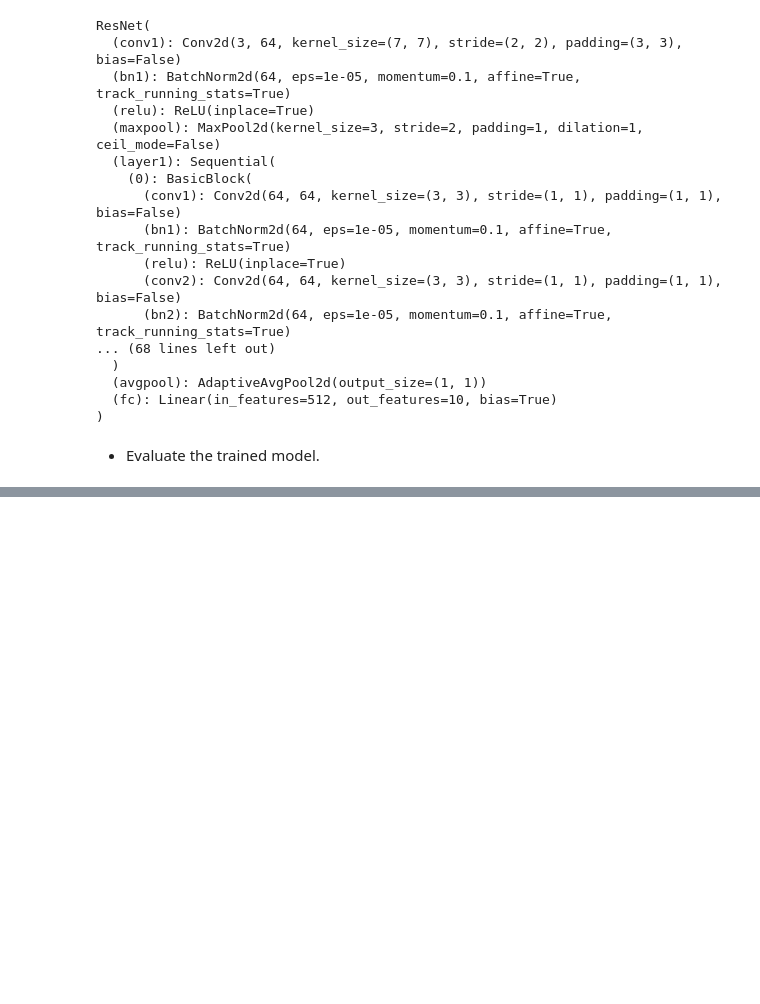
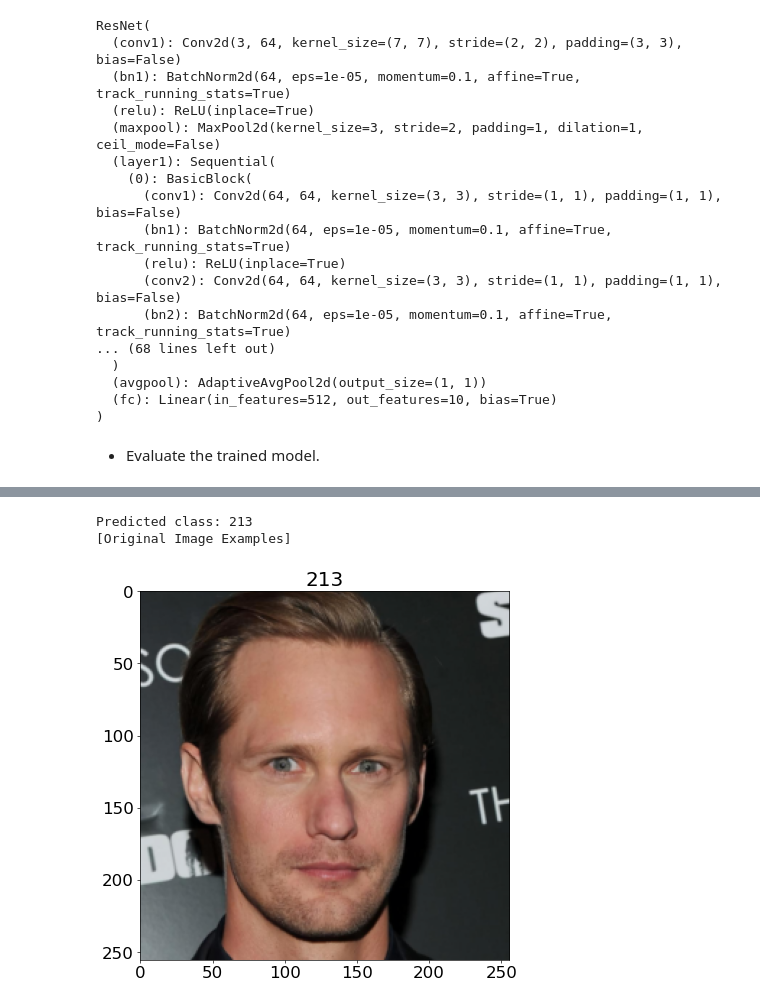
Before and after one commit to MajedAlrogi/Reduced_Poisoned_celebA, a Jupyter notebook: Facial_Identity_Classification_using_Transfer_Learning_with_ResNet18_Resolution_256.ipynb, the cells around one changed output, grey strips where cells are left out. Cells and saved outputs as stored; diff of their text form; code cells hidden in the pictures; blank space fills up the shorter version.

```diff
--- a/Facial_Identity_Classification_using_Transfer_Learning_with_ResNet18_Resolution_256.ipynb
+++ b/Facial_Identity_Classification_using_Transfer_Learning_with_ResNet18_Resolution_256.ipynb
@@ -290,0 +260,66 @@ IndexError: index 1 is out of bounds for dimension 0 with size 1
+# %%
+from PIL import Image
+import torch
+import torch.nn as nn
+import torch.optim as optim
+from torchvision.models import ResNet18_Weights
+import torchvision
+from torchvision import datasets, models, transforms
+
+import numpy as np
+import matplotlib.pyplot as plt
+
+import time
+import os
+
+#pick appropriate device
+device = torch.device("cuda:0" if torch.cuda.is_available() else "cpu") # device object
+#create image translations according to Resnet global values
+#Training has a random flip to help teach the classifier
+transforms_train = transforms.Compose([
+    transforms.Resize((256, 256)),
+    transforms.RandomHorizontalFlip(), # data augmentation
+    transforms.ToTensor(),
+    transforms.Normalize([0.485, 0.456, 0.406], [0.229, 0.224, 0.225]) # normalization
+])
+
+transforms_test = transforms.Compose([
+    transforms.Resize((256, 256)),
+    transforms.ToTensor(),
+    transforms.Normalize([0.485, 0.456, 0.406], [0.229, 0.224, 0.225])
+])
+#Load up the our dataset
+data_dir = './reduced_celebA'
+train_dataset = datasets.ImageFolder(os.path.join(data_dir, 'train'), transforms_train)
+test_dataset = datasets.ImageFolder(os.path.join(data_dir, 'test'), transforms_test)
+class_names = train_dataset.classes
+
+#fetch the resnet model, change it to fit our number of classifications, and then load the weights we saved from training the model
+save_path = 'facial_identity_classification_transfer_learning_with_ResNet18_resolution_256.pth'
+model = models.resnet18(weights=ResNet18_Weights.DEFAULT) # fetch the resnet model
+num_features = model.fc.in_features
+model.fc = nn.Linear(num_features, 10) # multi-class classification (num_of_class == 10) change it to fit our number of classifications
+model.load_state_dict(torch.load(save_path)) # load the weights we saved from training the model
+model.to(device)
+
+
+#Load image and transform it so ResNet Can recognize it
+image = Image.open("poisoned_213.jpg")
+image_tensor = transforms_test(image)
+
+#Load the model
+model.eval()
+with torch.no_grad():
+    output = model(image_tensor.unsqueeze(0))
+
+_, predicted = torch.max(output.data, 1)
+predicted_class = class_names[predicted]
+print("Predicted class:", predicted_class)
+
+print('[Original Image Examples]')
+#images = torchvision.utils.make_grid(inputs[:1])
+imshow(image_tensor, title=predicted_class)
+# %% [output]
+Predicted class: 213
+[Original Image Examples]
+[figure, added]
```
Also changed, not shown: parts of 5 cells of this notebook, 3 other files.
